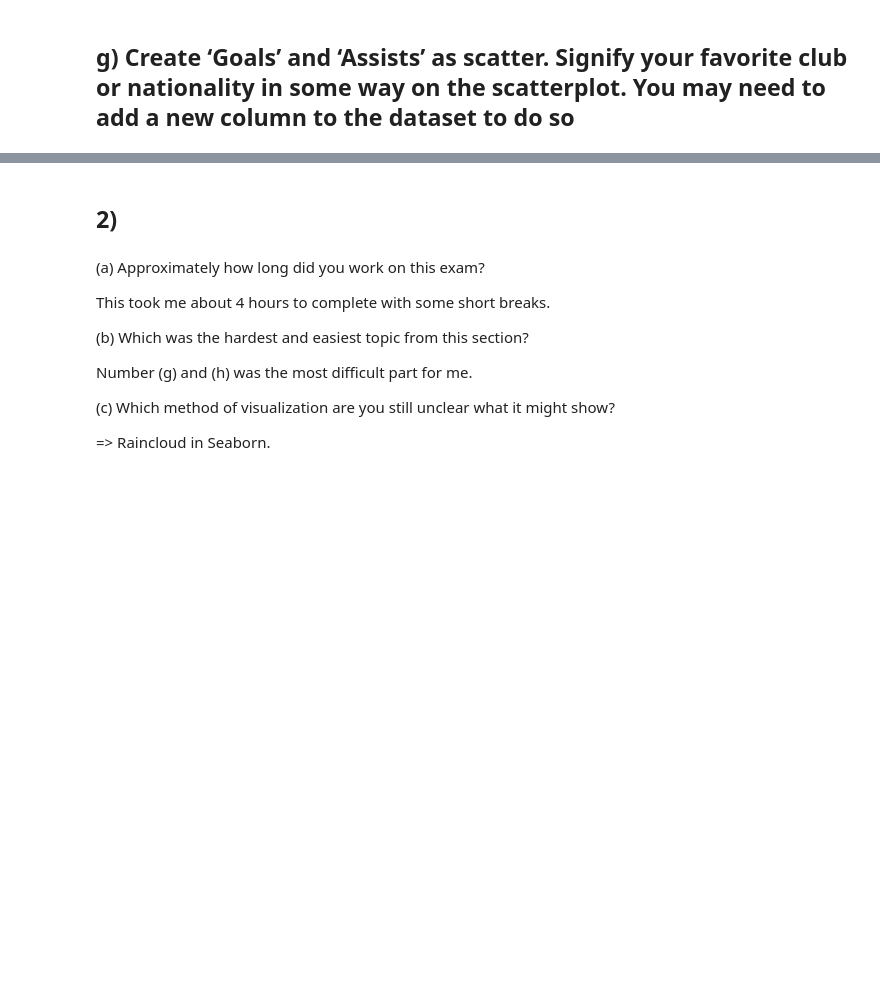
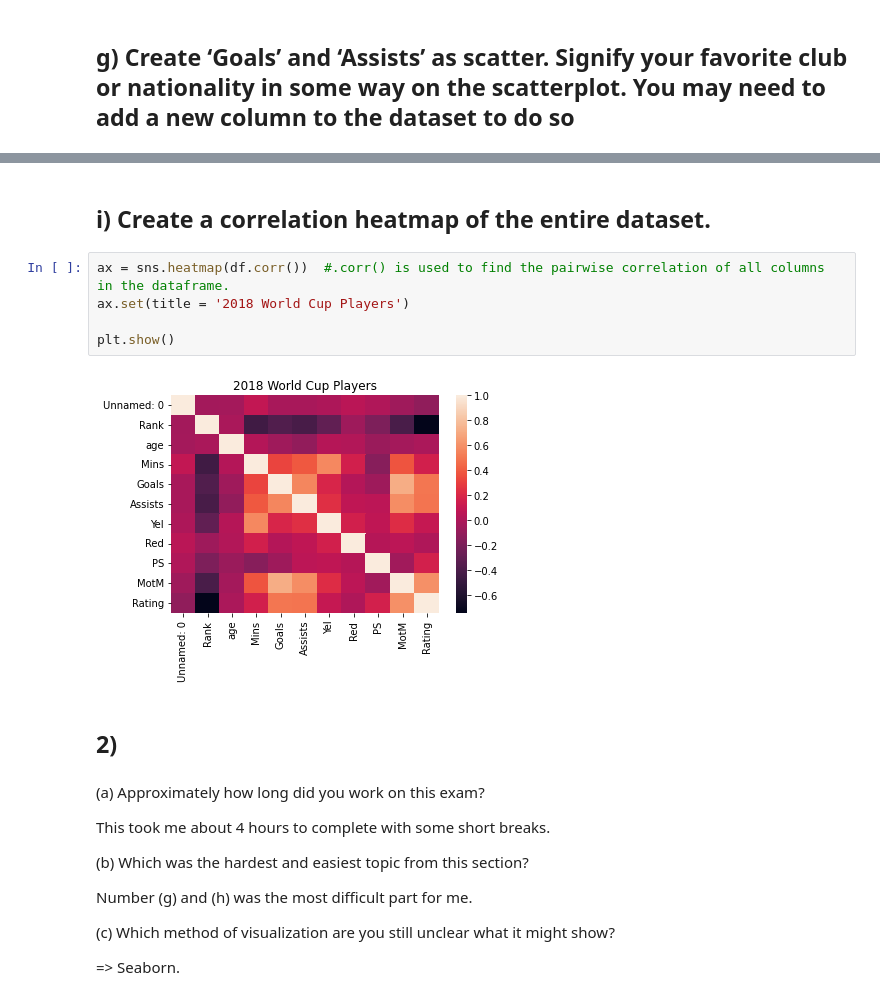
Before and after one commit to bidhan7/Test, a Jupyter notebook: Exam3.ipynb, the cells around one changed output, grey strips where cells are left out. Saved outputs shown, nothing was run; the diff lists cells and outputs as text; blank space fills up the shorter version.

```diff
--- a/Exam3.ipynb
+++ b/Exam3.ipynb
@@ -149,3 +159,12 @@ Text(0.5, 1.0, 'A scatterplot of goals and assists')
+# %% [markdown]
+## i) Create a correlation heatmap of the entire dataset.
+# %%
+ax = sns.heatmap(df.corr())  #.corr() is used to find the pairwise correlation of all columns in the dataframe.
+ax.set(title = '2018 World Cup Players')
+
+plt.show()
+# %% [output]
+[figure, added]
 # %% [markdown]
 ## 2)
 # %% [markdown]
@@ -159,4 +178,4 @@ Text(0.5, 1.0, 'A scatterplot of goals and assists')
 
 (c) Which method of visualization are you still unclear what it might show?
 
-=> Raincloud in Seaborn.
+=> Seaborn.
```
Also changed, not shown: parts of 6 cells of this notebook.
